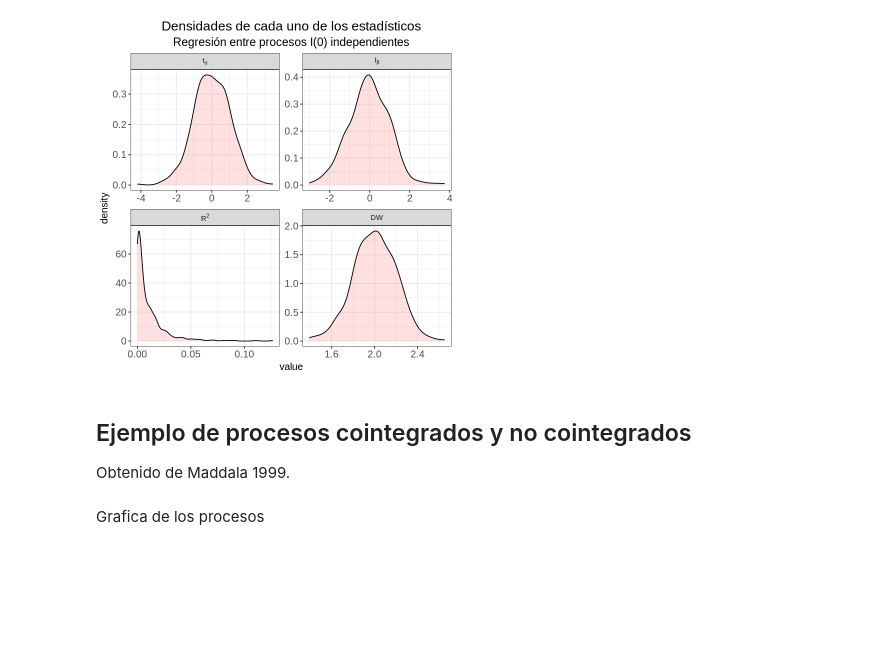
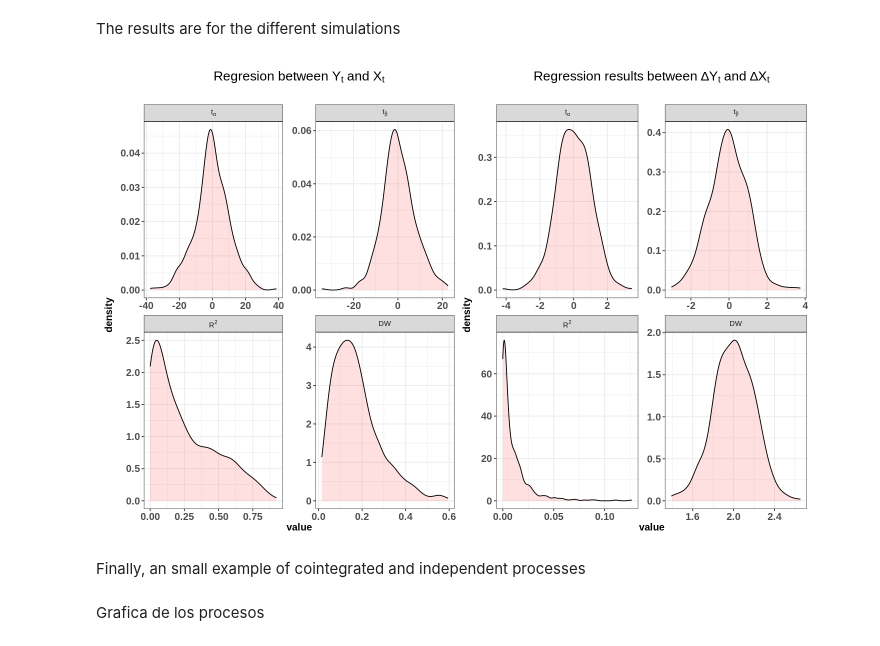
Before and after one commit to robervz22/Proyecto-Final-Series-de-Tiempo-2023, a Jupyter notebook: VAR_Cointegracion.ipynb, the cells around one changed output. Saved outputs shown, nothing was run; the diff lists cells and outputs as text; code cells hidden in the pictures; blank space fills up the shorter version.

```diff
--- a/VAR_Cointegracion.ipynb
+++ b/VAR_Cointegracion.ipynb
@@ -76,8 +93,8 @@ dt_reg_spu_melt_mod <- dt_reg_spu_melt %>%
     "DW" = "DW"
   ))
 
-ggplot(dt_reg_spu_melt_mod,aes(x=value,group=feature))+
-  geom_density(fill="#FF6666",alpha=0.2,)+
-  facet_wrap(~feature,scales = "free",labeller = label_parsed)+
-  labs(title="Densidades de cada uno de los estadísticos",
-  subtitle="Regresión entre procesos I(1) independientes")+mytheme
+gg_reg_I1<- ggplot(dt_reg_spu_melt_mod,aes(x=value,group=feature))+
+              geom_density(fill="#FF6666",alpha=0.2,)+
+              facet_wrap(~feature,scales = "free",labeller = label_parsed)+
+              labs(title=TeX(r"(Regresion between $Y_t$ and $X_t$)"),
+              subtitle="")+mytheme
@@ -123,17 +154,19 @@ dt_reg_spu_melt_mod <- dt_reg_spu_melt %>%
     "DW" = "DW"
   ))
 
-ggplot(dt_reg_spu_melt_mod,aes(x=value,group=feature))+
-  geom_density(fill="#FF6666",alpha=0.2,)+
-  facet_wrap(~feature,scales = "free",labeller = label_parsed)+
-  labs(title="Densidades de cada uno de los estadísticos",
-  subtitle="Regresión entre procesos I(0) independientes")+mytheme
+gg_reg_I0 <- ggplot(dt_reg_spu_melt_mod,aes(x=value,group=feature))+
+              geom_density(fill="#FF6666",alpha=0.2,)+
+              facet_wrap(~feature,scales = "free",labeller = label_parsed)+
+              labs(title=TeX(r"(Regression results between $\Delta Y_t$ and $\Delta X_t$)"),
+              subtitle="")+mytheme
-# %% [output]
-[figure, removed]
-# %% [markdown]
-## Ejemplo de procesos cointegrados y no cointegrados
-
-Obtenido de Maddala 1999.
+# %% [markdown]
+The results are for the different simulations
+# %%
+gg_reg_I1 + gg_reg_I0
+# %% [output]
+[figure, added]
+# %% [markdown]
+Finally, an small example of cointegrated and independent processes
 # %%
 set.seed(1)
 n=100
```
Also changed, not shown: parts of 18 cells of this notebook.
